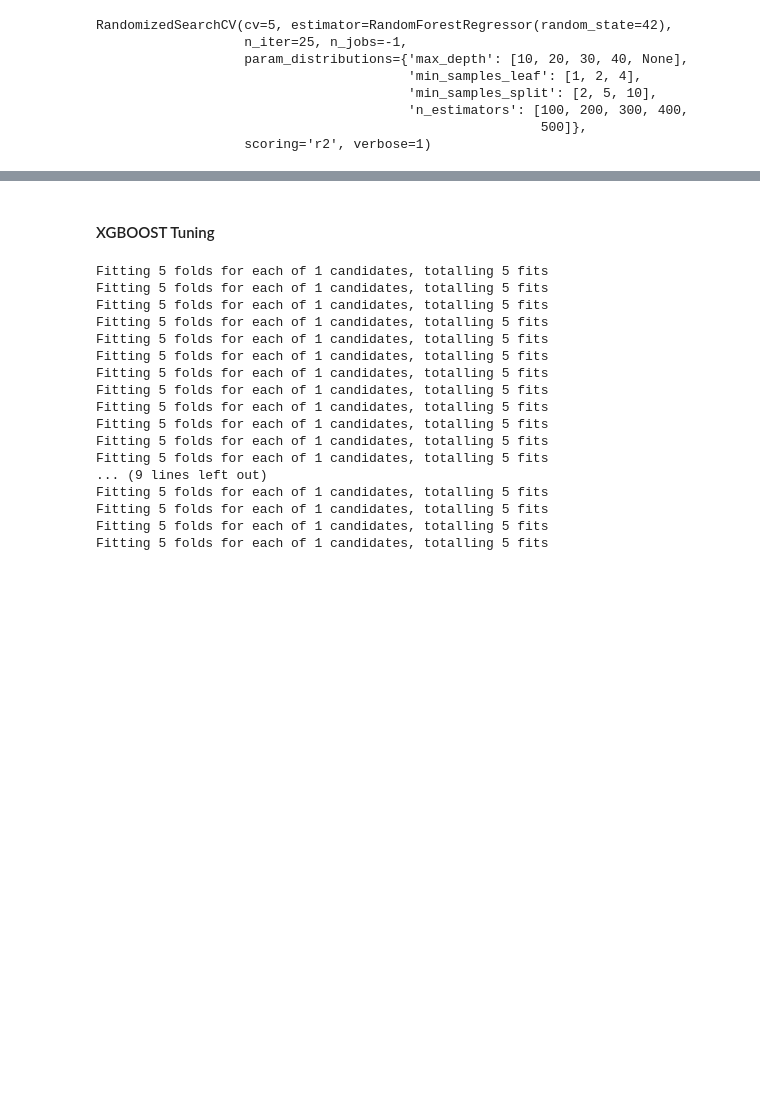
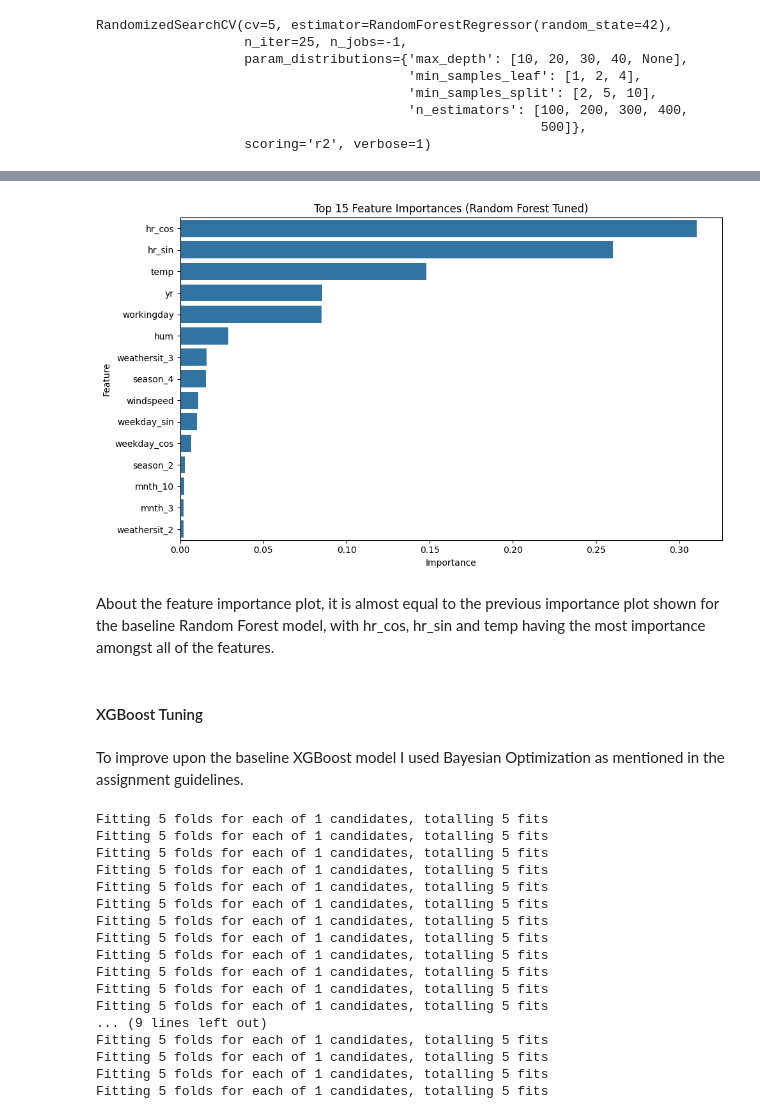
Before and after one commit to jmlarios/ML-fundamentals-2025, a Jupyter notebook: Assignment_2_Jose_Maria_Larios/assignment_2_Jose_Maria_Larios.ipynb, the cells around one changed output, grey strips where cells are left out. Drawn from its saved outputs; the diff is of its cells as text; code cells hidden in the pictures; blank space fills up the shorter version.

```diff
--- a/Assignment_2_Jose_Maria_Larios/assignment_2_Jose_Maria_Larios.ipynb
+++ b/Assignment_2_Jose_Maria_Larios/assignment_2_Jose_Maria_Larios.ipynb
@@ -458,5 +519,24 @@ R²:   0.9418
+# %%
+# Build DataFrame
+feat_imp_tuned_df = pd.DataFrame({
+    'Feature': features,
+    'Importance': importances
+}).sort_values(by='Importance', ascending=False)
+
+# Plot
+plt.figure(figsize=(10, 6))
+sns.barplot(x='Importance', y='Feature', data=feat_imp_tuned_df.head(15))
+plt.title("Top 15 Feature Importances (Random Forest Tuned)")
+plt.tight_layout()
+plt.show()
+# %% [output]
+[figure, added]
+# %% [markdown]
+About the feature importance plot, it is almost equal to the previous importance plot shown for the baseline Random Forest model, with hr_cos, hr_sin and temp having the most importance amongst all of the features.
 # %% [markdown]
-#### XGBOOST Tuning
+#### XGBoost Tuning
+# %% [markdown]
+To improve upon the baseline XGBoost model I used Bayesian Optimization as mentioned in the assignment guidelines.
 # %%
 from skopt import BayesSearchCV
 from skopt.space import Real, Integer
```
Also changed, not shown: parts of 27 cells of this notebook.
